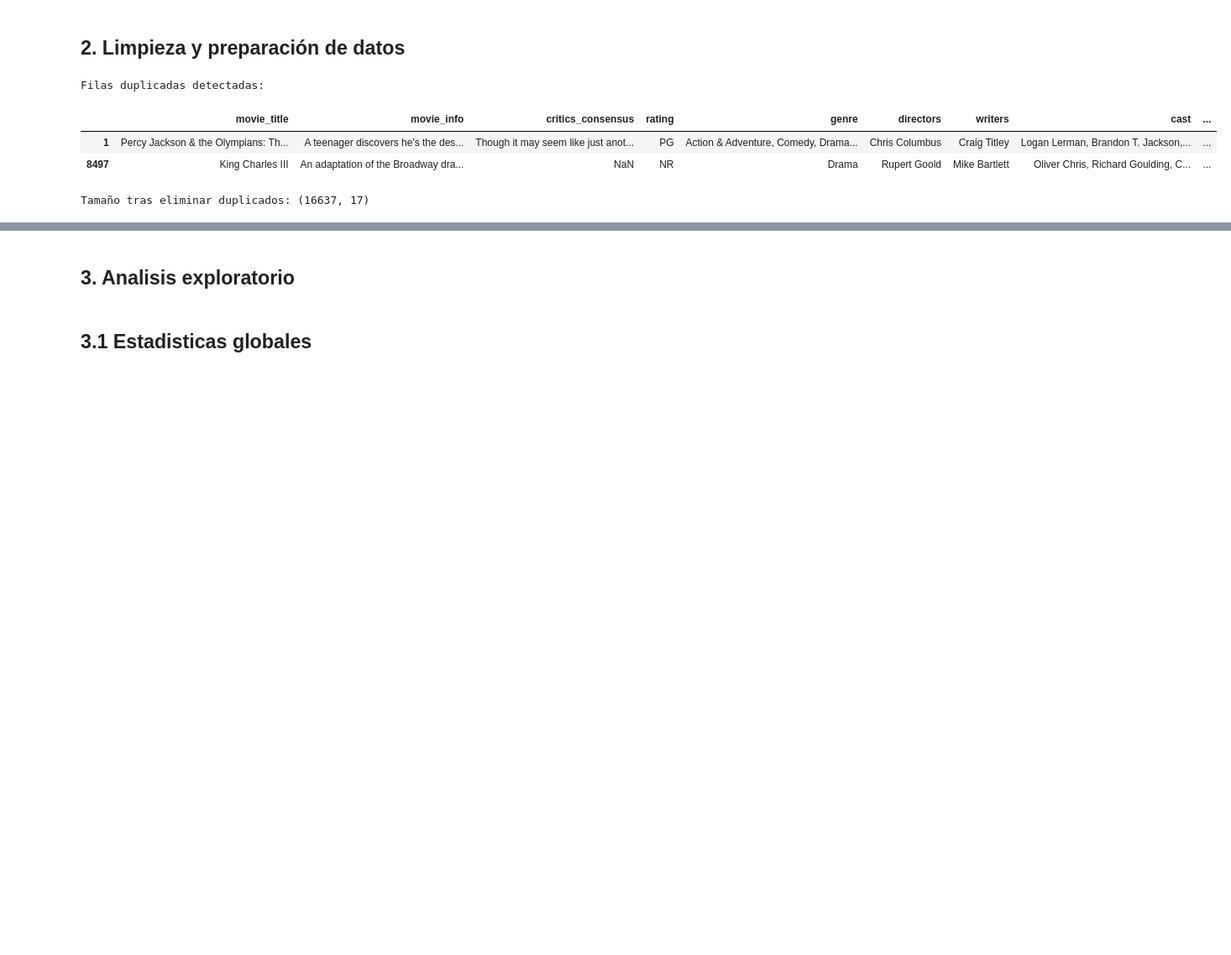
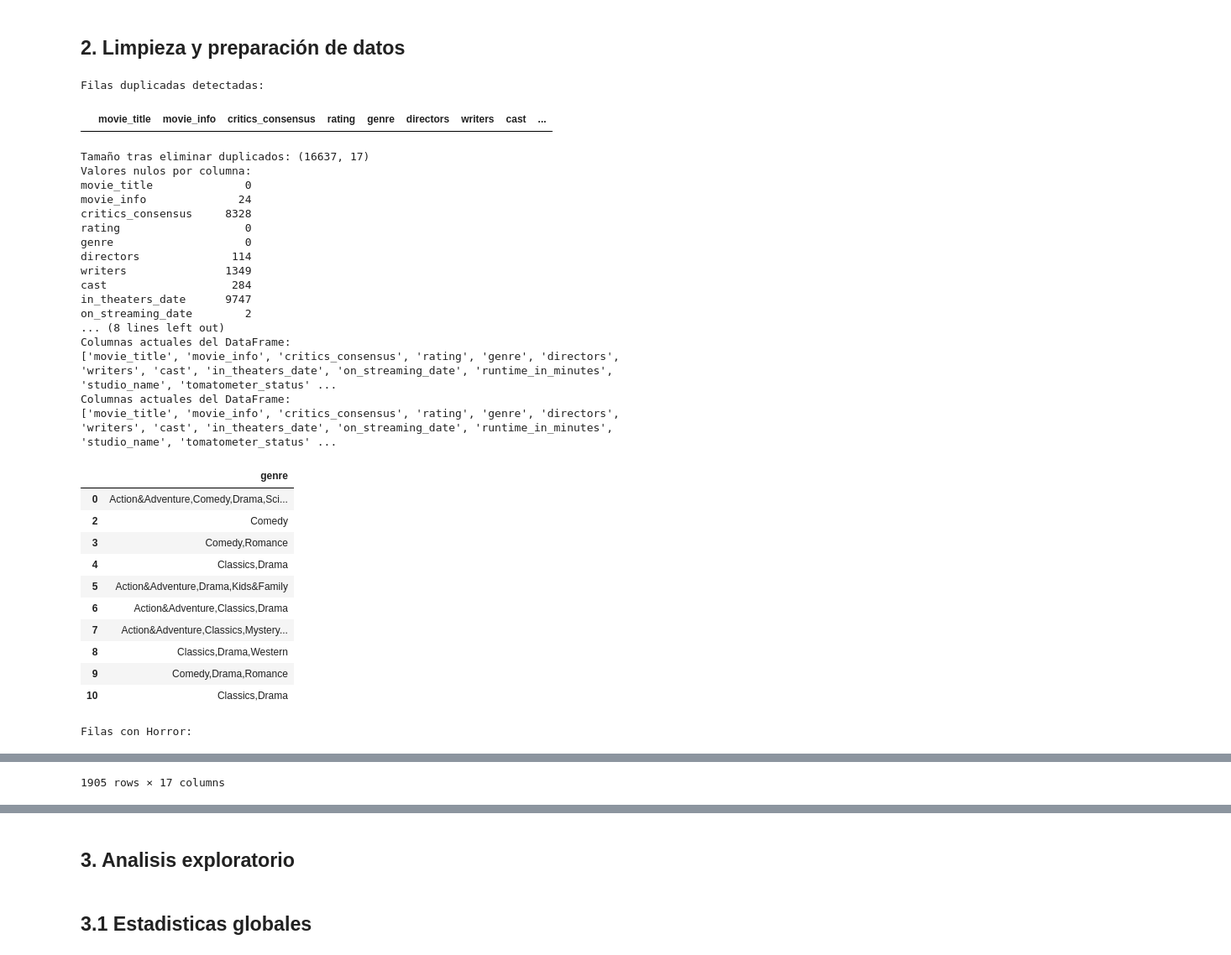
Before and after one commit to JoanMarcMM/RA2_AnalizarDataSet_RottenTomatoes_MarioJoanMarc, a Jupyter notebook: analisis/ficha.ipynb, the cells around one changed output, grey strips where cells are left out. Shown: that part at 84% size. Saved outputs shown, nothing was run; the diff lists cells and outputs as text; code cells hidden in the pictures; blank space fills up the shorter version.

```diff
--- a/analisis/ficha.ipynb
+++ b/analisis/ficha.ipynb
@@ -128,16 +128,91 @@ dtype: object
 # %%
 # Detectar filas duplicadas completas
 duplicados = df[df.duplicated()]
 print("Filas duplicadas detectadas:")
 display(duplicados)
 
 # Eliminar duplicados
 df.drop_duplicates(inplace=True)
 
 print("Tamaño tras eliminar duplicados:", df.shape)
+
+# Conteo de valores nulos por columna
+print("Valores nulos por columna:")
+print(df.isna().sum())
+
+# Eliminamos columnas que estén completamente vacías
+print("Columnas actuales del DataFrame:")
+print(df.columns.tolist())
+df.dropna(axis=1, how='all', inplace=True)
+
+print("Columnas actuales del DataFrame:")
+print(df.columns.tolist())
+
+# Normalizar el campo genre:
+# - quitar espacios en blanco
+# - poner la primera letra en mayúscula de cada palabra
+# - eliminar espacios internos (Acción  -> Acción, 'Ciencia Ficcion' -> 'CienciaFiccion')
+df['genre'] = (
+    df['genre']
+      .astype(str)
+      .str.strip()
+      .str.title()
+      .str.replace(' ', '', regex=False)
+)
+
+display(df[['genre']].head(10))
+
+# Buscar todas las filas que contienen "Horror"
+horror_rows = df[df['genre'].str.contains('Horror', case=False, na=False)]
+print("Filas con Horror:")
+display(horror_rows)
+
+# Aquí vamos a hacer distintas columnas derivadas que nos serviran para hacer distintas busquedas
+
+    # Empezaremos mostrando la diferencia de días entre el estreno en cines y el estreno en teatros.
+df['days_to_streaming'] = df['on_streaming_date'] - df['in_theaters_date']
+print("[Días de diferencia en el estreno")
+display(df[['movie_title', 'days_to_streaming']])
+
+#Ahora vamos a contar el total de votos, sumando los votos del tomatometer y los de la audiencia
+df['total_votes'] = df['tomatometer_count'] + df['audience_count']
+
+print("Cantidad de votos")
+display(df[['movie_title', 'total_votes']])
+
+#Vamos a hacer una lista de las diferentes películas certificadas
+certificado = df['tomatometer_status'] == "Certified Fresh"
+print("Peliulas certificadas")
+display(df[certificado][['movie_title','studio_name', 'audience_rating']])
 # %% [output]
 Filas duplicadas detectadas:
 |  | movie_title | movie_info | critics_consensus | rating | genre | directors | writers | cast | ... |
-| 1 | Percy Jackson & the Olympians: Th... | A teenager discovers he's the des... | Though it may seem like just anot... | PG | Action & Adventure, Comedy, Drama... | Chris Columbus | Craig Titley | Logan Lerman, Brandon T. Jackson,... | ... |
-| 8497 | King Charles III | An adaptation of the Broadway dra... | NaN | NR | Drama | Rupert Goold | Mike Bartlett | Oliver Chris, Richard Goulding, C... | ... |
 Tamaño tras eliminar duplicados: (16637, 17)
+Valores nulos por columna:
+movie_title              0
+movie_info              24
+critics_consensus     8328
+rating                   0
+genre                    0
+directors              114
+writers               1349
+cast                   284
+in_theaters_date      9747
+on_streaming_date        2
+... (8 lines left out)
+Columnas actuales del DataFrame:
+['movie_title', 'movie_info', 'critics_consensus', 'rating', 'genre', 'directors', 'writers', 'cast', 'in_theaters_date', 'on_streaming_date', 'runtime_in_minutes', 'studio_name', 'tomatometer_status' ...
+Columnas actuales del DataFrame:
+['movie_title', 'movie_info', 'critics_consensus', 'rating', 'genre', 'directors', 'writers', 'cast', 'in_theaters_date', 'on_streaming_date', 'runtime_in_minutes', 'studio_name', 'tomatometer_status' ...
+|  | genre |
+| 0 | Action&Adventure,Comedy,Drama,Sci... |
+| 2 | Comedy |
+| 3 | Comedy,Romance |
+| 4 | Classics,Drama |
+| 5 | Action&Adventure,Drama,Kids&Family |
+| 6 | Action&Adventure,Classics,Drama |
+| 7 | Action&Adventure,Classics,Mystery... |
+| 8 | Classics,Drama,Western |
+| 9 | Comedy,Drama,Romance |
+| 10 | Classics,Drama |
+Filas con Horror:
@@ -143,0 +231 @@ Tamaño tras eliminar duplicados: (16637, 17)
+1905 rows × 17 columns
```
Also changed, not shown: parts of 3 cells of this notebook.
